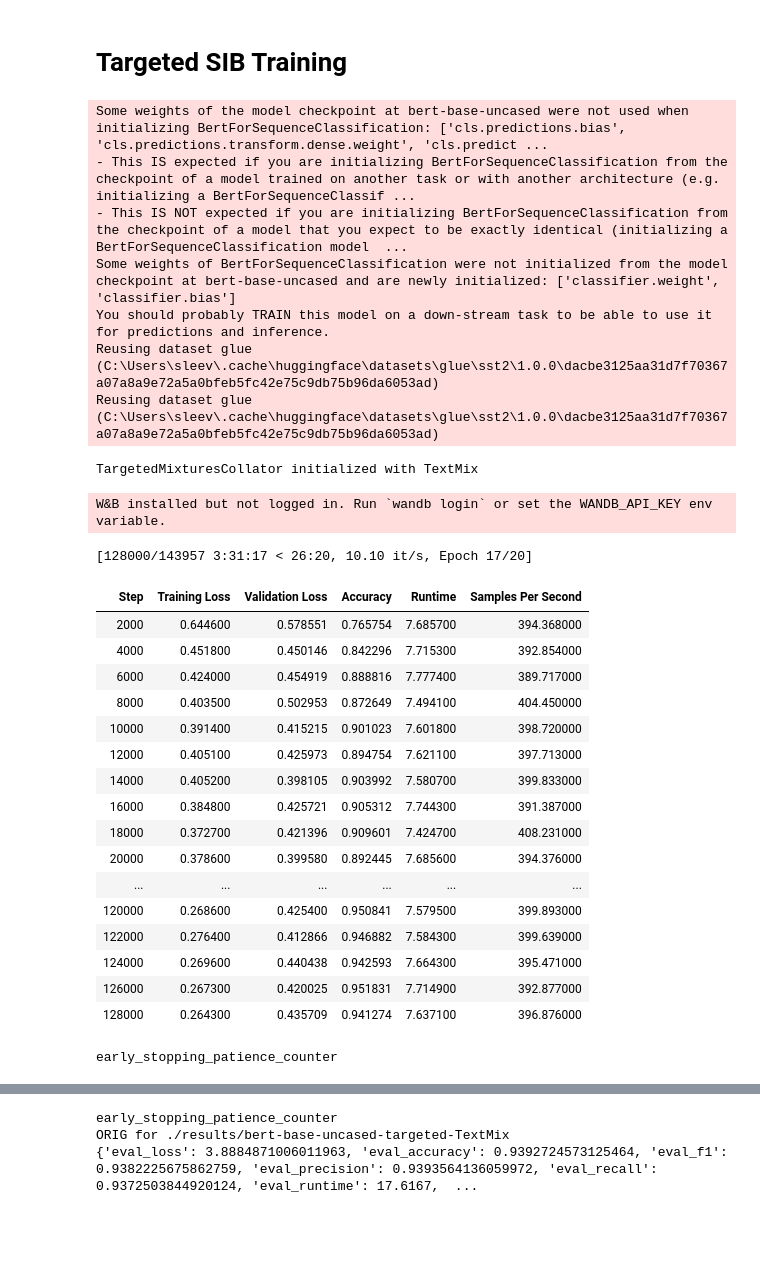
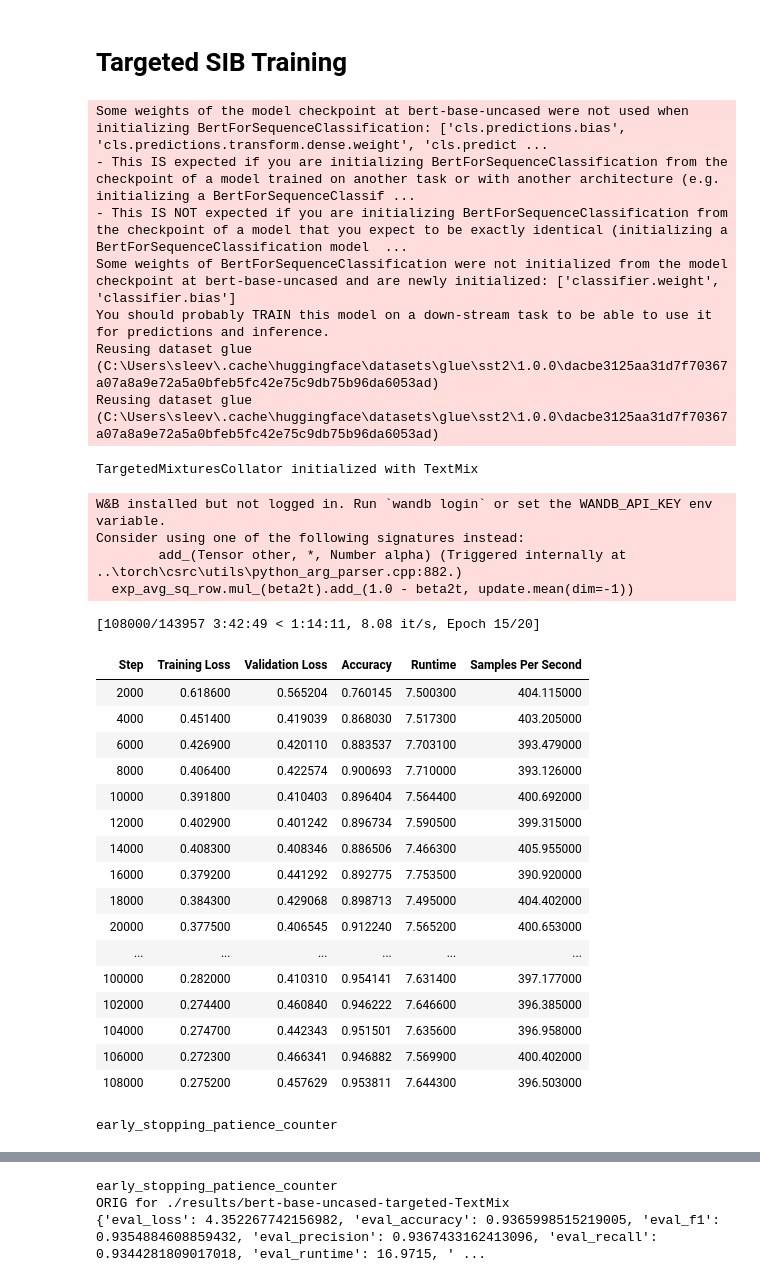
Before and after one commit to asakhala921/Sibyl_eval, a Jupyter notebook: train_targeted_SST2.ipynb, the cells around one changed output, grey strips where cells are left out. Saved outputs shown, nothing was run; the diff lists cells and outputs as text; code cells hidden in the pictures; blank space fills up the shorter version.

```diff
--- a/train_targeted_SST2.ipynb
+++ b/train_targeted_SST2.ipynb
@@ -206,11 +206,12 @@ for MODEL_NAME in MODEL_NAMES:
             tokenize_fn=tokenize_fn,
             transform=t,
             target_pairs=[(0,1),(1,0)],
-            target_prob=0.5,
+            target_prob=0.25,
             num_classes=2
         )
 
         training_args = TrainingArguments(
+            adafactor=True,
             output_dir=checkpoint,
             overwrite_output_dir=True,
             max_steps=max_steps,
@@ -240,55 +241,58 @@ for MODEL_NAME in MODEL_NAMES:
             eval_dataset=eval_dataset,
             data_collator=tmc,
             callbacks=[escb] # [tmcb, escb]
         )
 
         trainer.train()
 
         # test with ORIG data
         trainer.eval_dataset = test_dataset
         trainer.compute_metrics = compute_metrics
         trainer.data_collator = DefaultCollator()
         # trainer.remove_callback(tmcb)
 
         out_orig = trainer.evaluate()
         out_orig['run'] = checkpoint
         out_orig['test'] = "ORIG"
         print('ORIG for {}\n{}'.format(checkpoint, out_orig))
 
         results.append(out_orig)
 # %% [output]
 Some weights of the model checkpoint at bert-base-uncased were not used when initializing BertForSequenceClassification: ['cls.predictions.bias', 'cls.predictions.transform.dense.weight', 'cls.predict ...
 - This IS expected if you are initializing BertForSequenceClassification from the checkpoint of a model trained on another task or with another architecture (e.g. initializing a BertForSequenceClassif ...
 - This IS NOT expected if you are initializing BertForSequenceClassification from the checkpoint of a model that you expect to be exactly identical (initializing a BertForSequenceClassification model  ...
 Some weights of BertForSequenceClassification were not initialized from the model checkpoint at bert-base-uncased and are newly initialized: ['classifier.weight', 'classifier.bias']
 You should probably TRAIN this model on a down-stream task to be able to use it for predictions and inference.
 Reusing dataset glue (C:\Users\sleev\.cache\huggingface\datasets\glue\sst2\1.0.0\dacbe3125aa31d7f70367a07a8a9e72a5a0bfeb5fc42e75c9db75b96da6053ad)
 Reusing dataset glue (C:\Users\sleev\.cache\huggingface\datasets\glue\sst2\1.0.0\dacbe3125aa31d7f70367a07a8a9e72a5a0bfeb5fc42e75c9db75b96da6053ad)
 TargetedMixturesCollator initialized with TextMix
 W&B installed but not logged in. Run `wandb login` or set the WANDB_API_KEY env variable.
+Consider using one of the following signatures instead:
+        add_(Tensor other, *, Number alpha) (Triggered internally at  ..\torch\csrc\utils\python_arg_parser.cpp:882.)
+  exp_avg_sq_row.mul_(beta2t).add_(1.0 - beta2t, update.mean(dim=-1))
-[128000/143957 3:31:17 < 26:20, 10.10 it/s, Epoch 17/20]
+[108000/143957 3:42:49 < 1:14:11, 8.08 it/s, Epoch 15/20]
 | Step | Training Loss | Validation Loss | Accuracy | Runtime | Samples Per Second |
-| 2000 | 0.644600 | 0.578551 | 0.765754 | 7.685700 | 394.368000 |
-| 4000 | 0.451800 | 0.450146 | 0.842296 | 7.715300 | 392.854000 |
-| 6000 | 0.424000 | 0.454919 | 0.888816 | 7.777400 | 389.717000 |
-| 8000 | 0.403500 | 0.502953 | 0.872649 | 7.494100 | 404.450000 |
-| 10000 | 0.391400 | 0.415215 | 0.901023 | 7.601800 | 398.720000 |
-| 12000 | 0.405100 | 0.425973 | 0.894754 | 7.621100 | 397.713000 |
-| 14000 | 0.405200 | 0.398105 | 0.903992 | 7.580700 | 399.833000 |
-| 16000 | 0.384800 | 0.425721 | 0.905312 | 7.744300 | 391.387000 |
-| 18000 | 0.372700 | 0.421396 | 0.909601 | 7.424700 | 408.231000 |
-| 20000 | 0.378600 | 0.399580 | 0.892445 | 7.685600 | 394.376000 |
+| 2000 | 0.618600 | 0.565204 | 0.760145 | 7.500300 | 404.115000 |
+| 4000 | 0.451400 | 0.419039 | 0.868030 | 7.517300 | 403.205000 |
+| 6000 | 0.426900 | 0.420110 | 0.883537 | 7.703100 | 393.479000 |
+| 8000 | 0.406400 | 0.422574 | 0.900693 | 7.710000 | 393.126000 |
+| 10000 | 0.391800 | 0.410403 | 0.896404 | 7.564400 | 400.692000 |
+| 12000 | 0.402900 | 0.401242 | 0.896734 | 7.590500 | 399.315000 |
+| 14000 | 0.408300 | 0.408346 | 0.886506 | 7.466300 | 405.955000 |
+| 16000 | 0.379200 | 0.441292 | 0.892775 | 7.753500 | 390.920000 |
+| 18000 | 0.384300 | 0.429068 | 0.898713 | 7.495000 | 404.402000 |
+| 20000 | 0.377500 | 0.406545 | 0.912240 | 7.565200 | 400.653000 |
 | ... | ... | ... | ... | ... | ... |
-| 120000 | 0.268600 | 0.425400 | 0.950841 | 7.579500 | 399.893000 |
-| 122000 | 0.276400 | 0.412866 | 0.946882 | 7.584300 | 399.639000 |
-| 124000 | 0.269600 | 0.440438 | 0.942593 | 7.664300 | 395.471000 |
-| 126000 | 0.267300 | 0.420025 | 0.951831 | 7.714900 | 392.877000 |
-| 128000 | 0.264300 | 0.435709 | 0.941274 | 7.637100 | 396.876000 |
+| 100000 | 0.282000 | 0.410310 | 0.954141 | 7.631400 | 397.177000 |
+| 102000 | 0.274400 | 0.460840 | 0.946222 | 7.646600 | 396.385000 |
+| 104000 | 0.274700 | 0.442343 | 0.951501 | 7.635600 | 396.958000 |
+| 106000 | 0.272300 | 0.466341 | 0.946882 | 7.569900 | 400.402000 |
+| 108000 | 0.275200 | 0.457629 | 0.953811 | 7.644300 | 396.503000 |
 early_stopping_patience_counter
 [interactive output not drawn]
 early_stopping_patience_counter
 ORIG for ./results/bert-base-uncased-targeted-TextMix
-{'eval_loss': 3.8884871006011963, 'eval_accuracy': 0.9392724573125464, 'eval_f1': 0.9382225675862759, 'eval_precision': 0.9393564136059972, 'eval_recall': 0.9372503844920124, 'eval_runtime': 17.6167,  ...
+{'eval_loss': 4.352267742156982, 'eval_accuracy': 0.9365998515219005, 'eval_f1': 0.9354884608859432, 'eval_precision': 0.9367433162413096, 'eval_recall': 0.9344281809017018, 'eval_runtime': 16.9715, ' ...
 Some weights of the model checkpoint at bert-base-uncased were not used when initializing BertForSequenceClassification: ['cls.predictions.bias', 'cls.predictions.transform.dense.weight', 'cls.predict ...
 - This IS expected if you are initializing BertForSequenceClassification from the checkpoint of a model trained on another task or with another architecture (e.g. initializing a BertForSequenceClassif ...
 - This IS NOT expected if you are initializing BertForSequenceClassification from the checkpoint of a model that you expect to be exactly identical (initializing a BertForSequenceClassification model  ...
```
Also changed, not shown: parts of 3 cells of this notebook.
